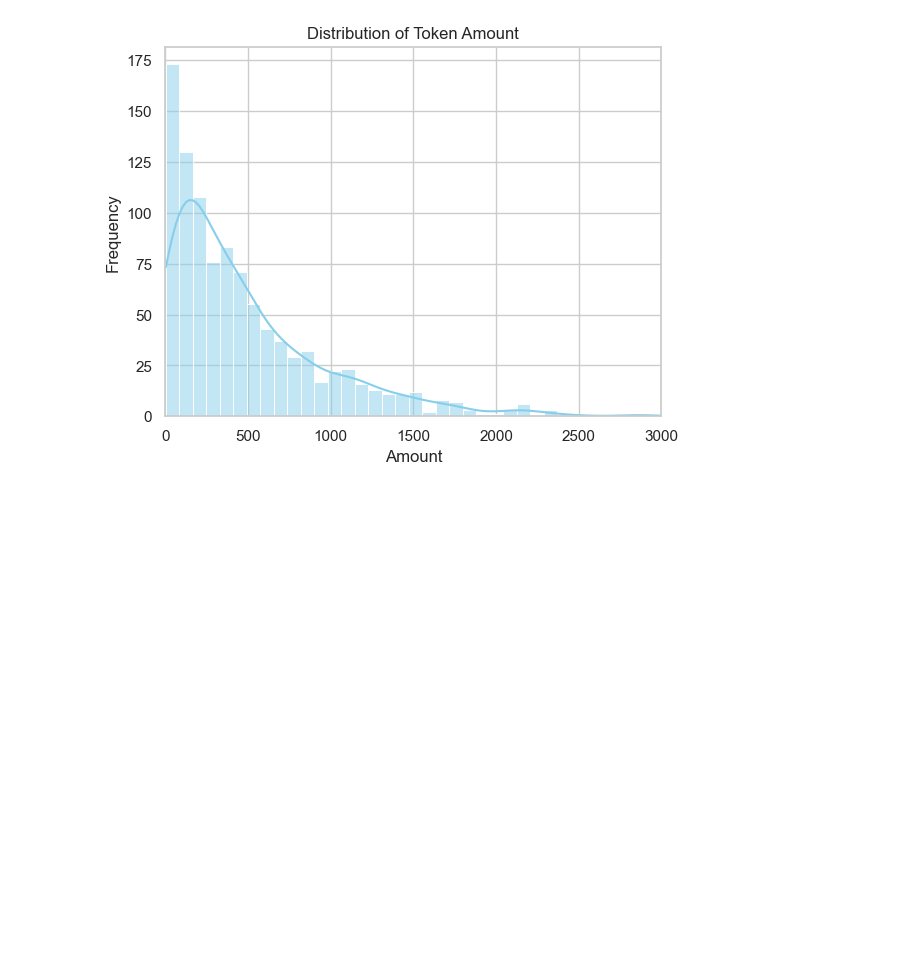
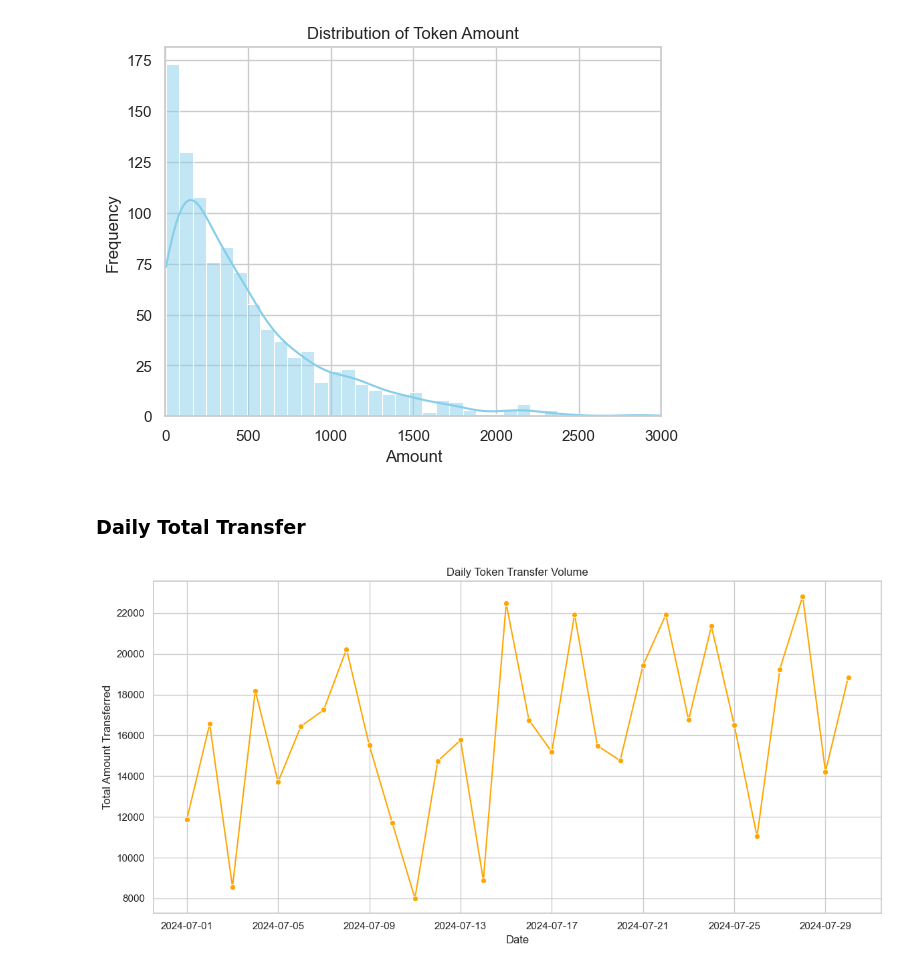
Before and after one commit to Deevhyn/Python-Cohort-1, a Jupyter notebook: Module_2/02_Data_vis_using_matplotlib_and_seaborn.ipynb, the cells around one changed output. Cells and saved outputs as stored; diff of their text form; code cells hidden in the pictures; blank space fills up the shorter version.

```diff
--- a/Module_2/02_Data_vis_using_matplotlib_and_seaborn.ipynb
+++ b/Module_2/02_Data_vis_using_matplotlib_and_seaborn.ipynb
@@ -153,3 +153,17 @@ plt.xlim(0, 3000)
 plt.show()
 # %% [output]
 [figure]
+# %% [markdown]
+### Daily Total Transfer
+# %%
+daily_volume = df.groupby('date')['amount'].sum().reset_index()
+
+plt.figure(figsize=(12, 6))
+sns.lineplot(x='date', y='amount', data=daily_volume, marker='o', color='orange')
+plt.title('Daily Token Transfer Volume')
+plt.xlabel('Date')
+plt.ylabel('Total Amount Transferred')
+plt.tight_layout()
+plt.show()
+# %% [output]
+[figure, added]
```
Also changed, not shown: 2 other files.
